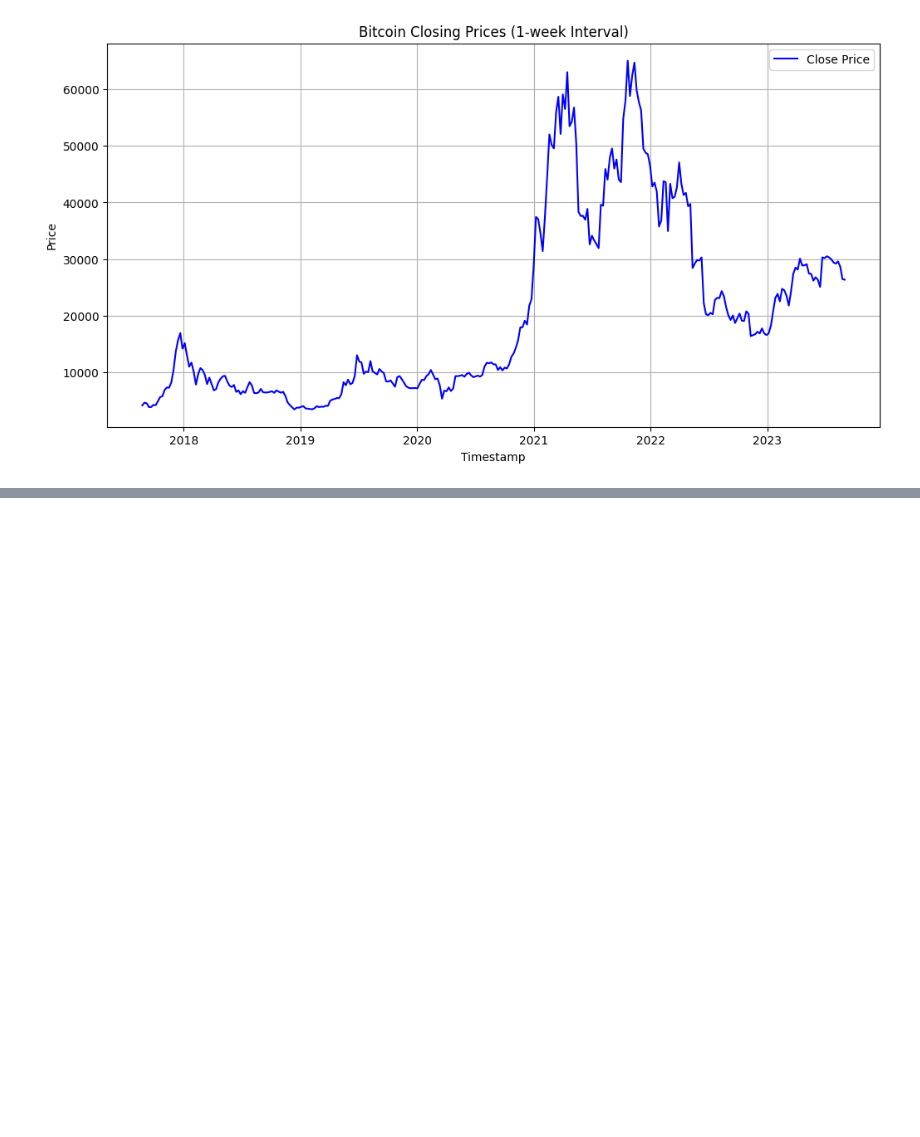
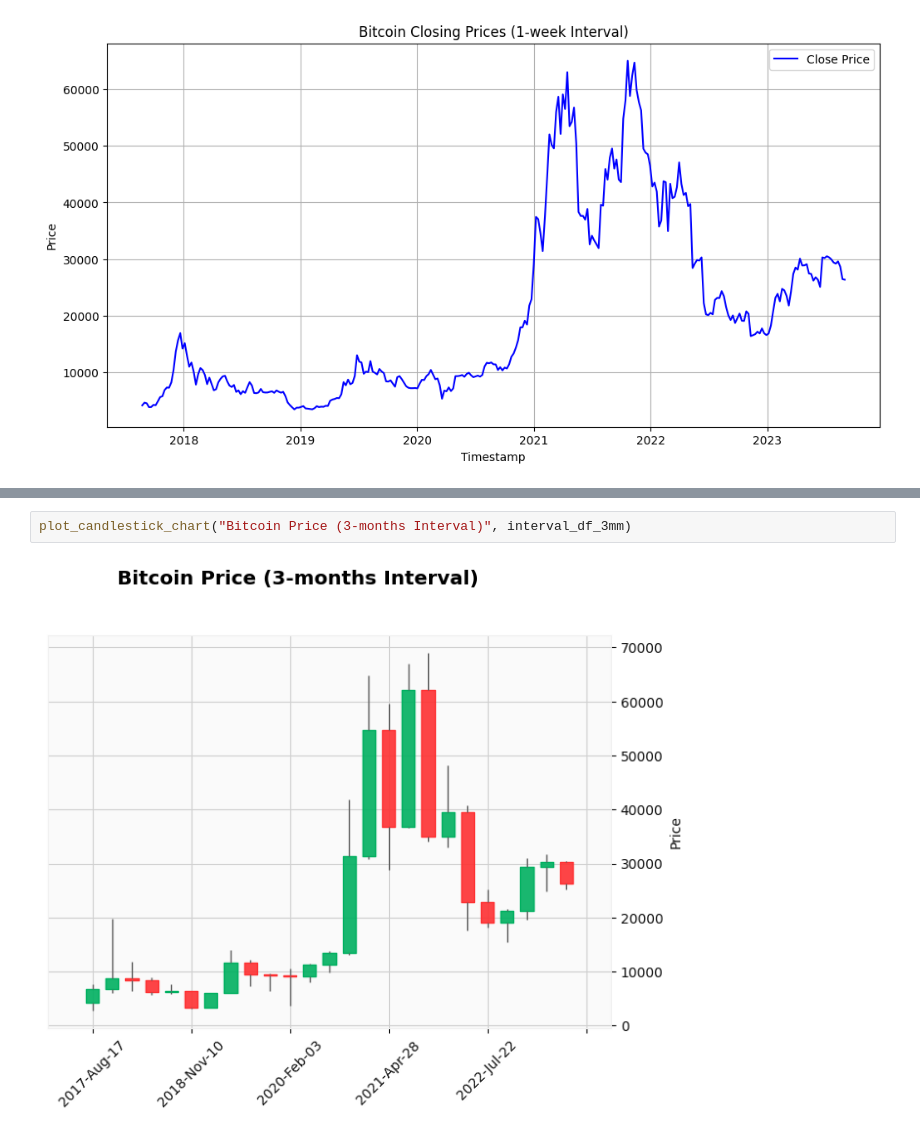
Before and after one commit to deeckn/bitcoin-predictions, a Jupyter notebook: main.ipynb, the cells around one changed output, grey strips where cells are left out. Saved outputs shown, nothing was run; the diff lists cells and outputs as text; blank space fills up the shorter version.

```diff
--- a/main.ipynb
+++ b/main.ipynb
@@ -190,0 +215,4 @@ plot_price_history("Bitcoin Closing Prices (3-month Interval)", interval_df_3mm)
+# %%
+plot_candlestick_chart("Bitcoin Price (3-months Interval)", interval_df_3mm)
+# %% [output]
+[figure, added]
```
Also changed, not shown: parts of 5 cells of this notebook.
